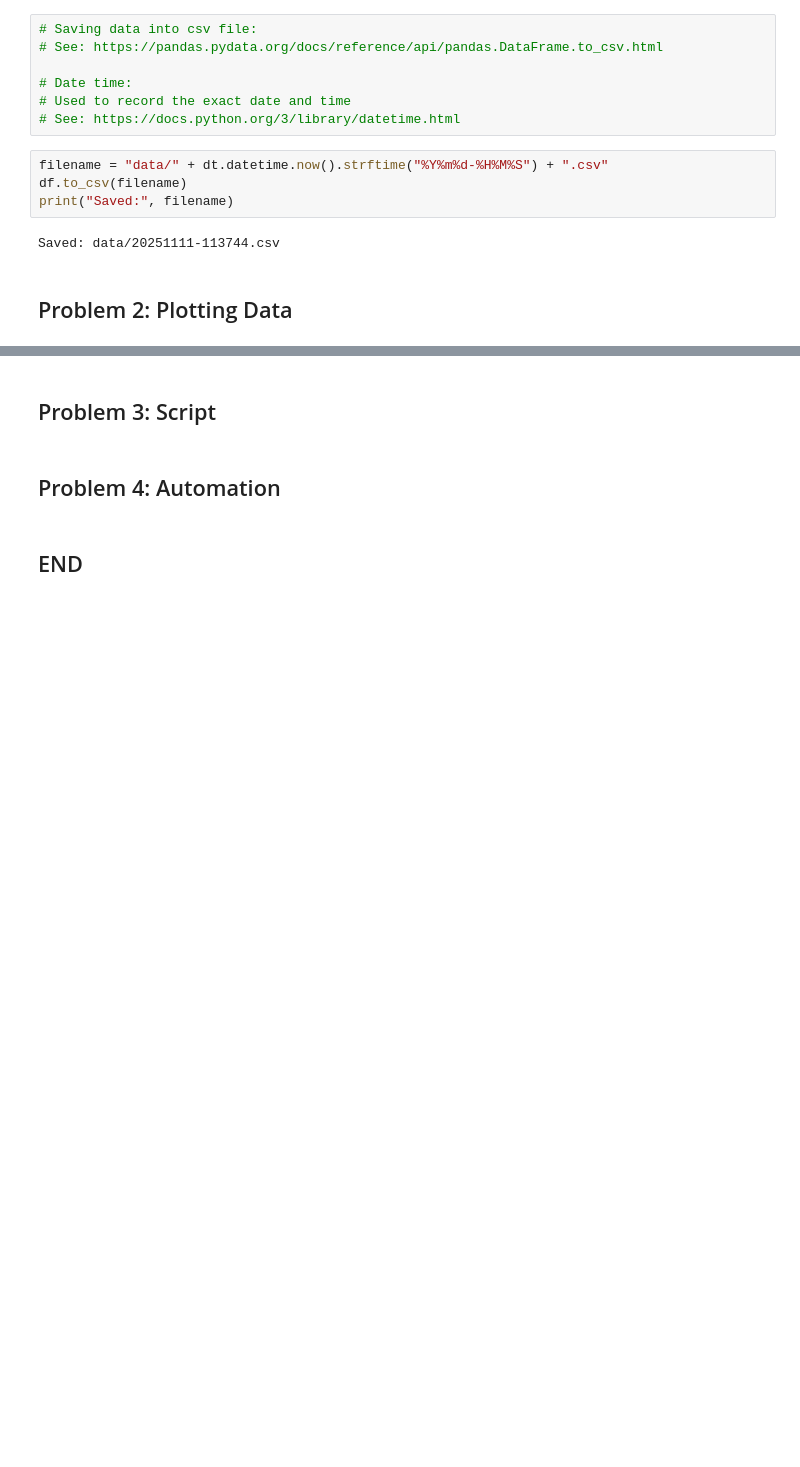
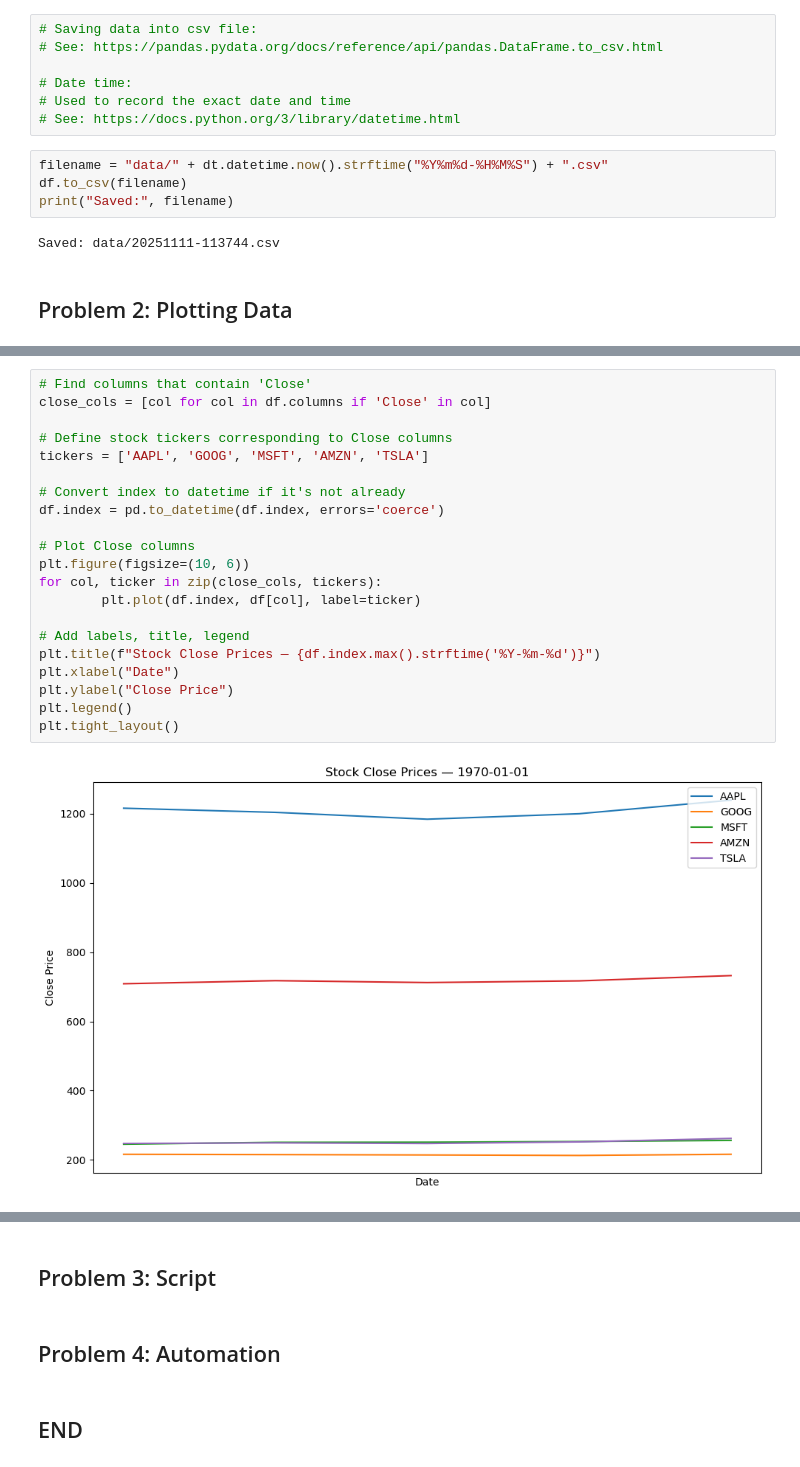
Before and after one commit to JoannaMnich/Computer-Infrastructure, a Jupyter notebook: problems.ipynb, the cells around one changed output, grey strips where cells are left out. Saved outputs shown, nothing was run; the diff lists cells and outputs as text; blank space fills up the shorter version.

Commit message:
working with plot codes

```diff
--- a/problems.ipynb
+++ b/problems.ipynb
@@ -110,0 +87,23 @@ Loading: data\20251111-113744.csv
+# %%
+# Find columns that contain 'Close'
+close_cols = [col for col in df.columns if 'Close' in col]
+
+# Define stock tickers corresponding to Close columns
+tickers = ['AAPL', 'GOOG', 'MSFT', 'AMZN', 'TSLA']
+
+# Convert index to datetime if it's not already
+df.index = pd.to_datetime(df.index, errors='coerce')
+
+# Plot Close columns
+plt.figure(figsize=(10, 6))
+for col, ticker in zip(close_cols, tickers):
+        plt.plot(df.index, df[col], label=ticker)
+
+# Add labels, title, legend
+plt.title(f"Stock Close Prices — {df.index.max().strftime('%Y-%m-%d')}")
+plt.xlabel("Date")
+plt.ylabel("Close Price")
+plt.legend()
+plt.tight_layout()
+# %% [output]
+[figure, added]
```
Also changed, not shown: parts of 4 cells of this notebook, 3 other files.
